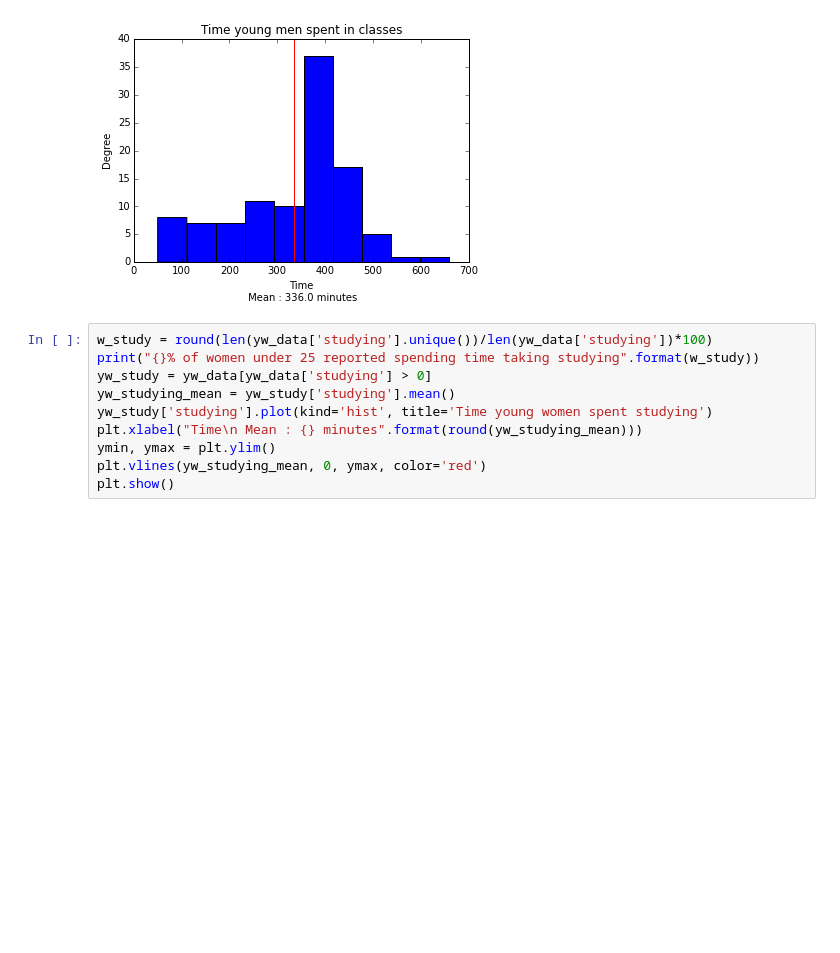
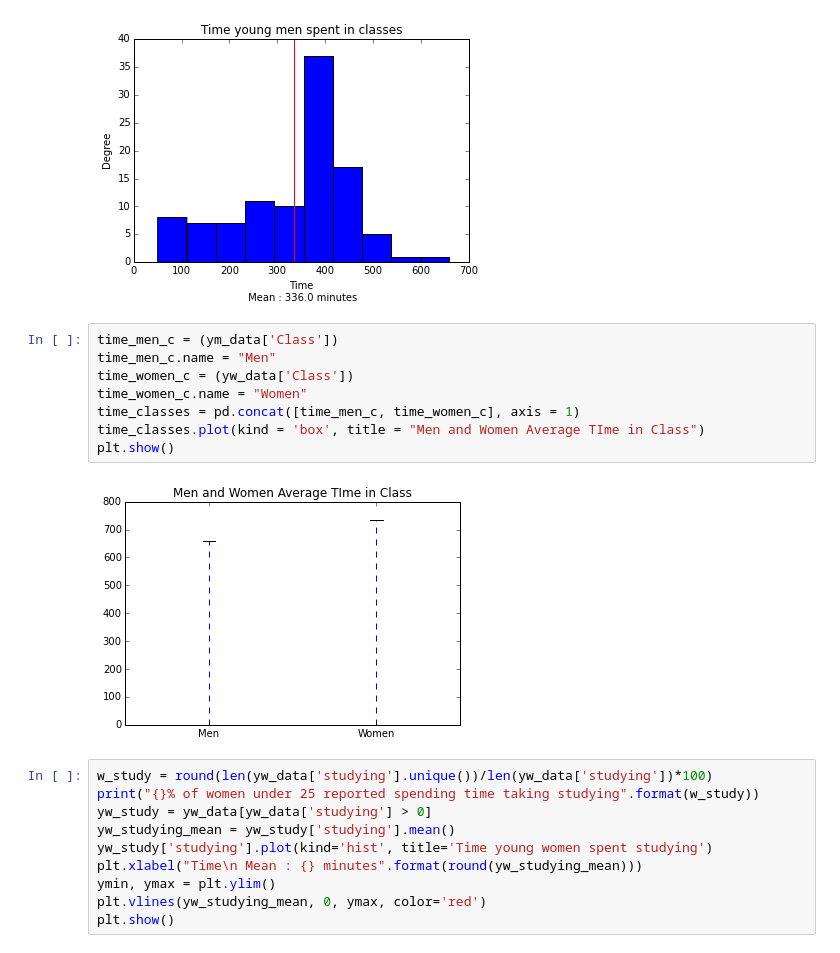
Before and after one commit to andrewmpierce/time-analysis, a Jupyter notebook: Final_ATUS.ipynb, the cells around one changed output. Cells and saved outputs as stored; diff of their text form; blank space fills up the shorter version.

Commit message:
added box plots

```diff
--- a/Final_ATUS.ipynb
+++ b/Final_ATUS.ipynb
@@ -55,6 +55,16 @@ plt.show()
 # %% [output]
 12% of men under 25 reported spending time taking classes
 [figure]
+# %%
+time_men_c = (ym_data['Class'])
+time_men_c.name = "Men"
+time_women_c = (yw_data['Class'])
+time_women_c.name = "Women"
+time_classes = pd.concat([time_men_c, time_women_c], axis = 1)
+time_classes.plot(kind = 'box', title = "Men and Women Average TIme in Class")
+plt.show()
+# %% [output]
+[figure, added]
 # %%
 w_study = round(len(yw_data['studying'].unique())/len(yw_data['studying'])*100)
 print("{}% of women under 25 reported spending time taking studying".format(w_study))
```
Also changed, not shown: parts of 1 cell of this notebook.
